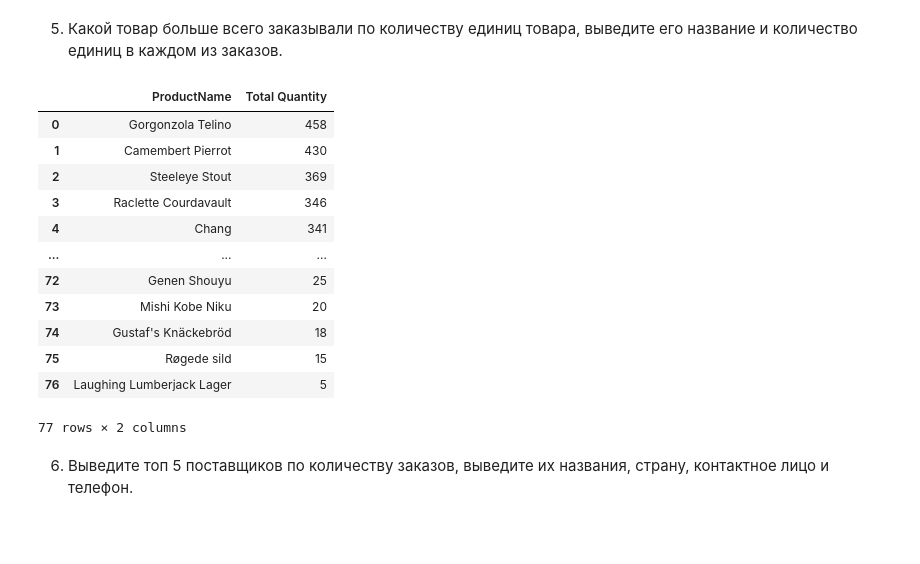
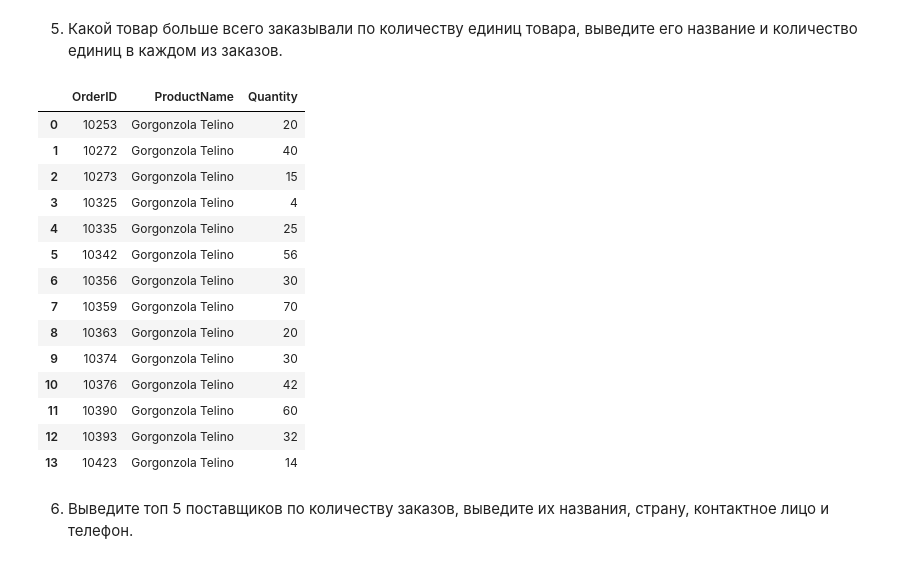
Before and after one commit to omutninsk/sql_1, a Jupyter notebook: HW_1_sql.ipynb, the cells around one changed output. Cells and saved outputs as stored; diff of their text form; code cells hidden in the pictures; blank space fills up the shorter version.

```diff
--- a/HW_1_sql.ipynb
+++ b/HW_1_sql.ipynb
@@ -142,31 +142,37 @@ pd.read_sql(
 # %%
 tasks+=1
 pd.read_sql(
     '''
-    SELECT ProductName
+    SELECT OrderDetails.OrderID, Products.ProductName, OrderDetails.Quantity
+FROM OrderDetails
+JOIN Products ON OrderDetails.ProductID = Products.ProductID
+WHERE Products.ProductID = (
+    SELECT Products.ProductID
     FROM OrderDetails
     JOIN Products
     ON OrderDetails.ProductID = Products.ProductID
-    GROUP BY ProductName
+    GROUP BY OrderDetails.ProductID
     ORDER BY SUM(Quantity) DESC
-    LIMIT 1
+    LIMIT 1)
     ''',
     con,
 )
 # %% [output]
-|  | ProductName | Total Quantity |
-| 0 | Gorgonzola Telino | 458 |
-| 1 | Camembert Pierrot | 430 |
-| 2 | Steeleye Stout | 369 |
-| 3 | Raclette Courdavault | 346 |
-| 4 | Chang | 341 |
-| ... | ... | ... |
-| 72 | Genen Shouyu | 25 |
-| 73 | Mishi Kobe Niku | 20 |
-| 74 | Gustaf's Knäckebröd | 18 |
-| 75 | Røgede sild | 15 |
-| 76 | Laughing Lumberjack Lager | 5 |
+|  | OrderID | ProductName | Quantity |
+| 0 | 10253 | Gorgonzola Telino | 20 |
+| 1 | 10272 | Gorgonzola Telino | 40 |
+| 2 | 10273 | Gorgonzola Telino | 15 |
+| 3 | 10325 | Gorgonzola Telino | 4 |
+| 4 | 10335 | Gorgonzola Telino | 25 |
+| 5 | 10342 | Gorgonzola Telino | 56 |
+| 6 | 10356 | Gorgonzola Telino | 30 |
+| 7 | 10359 | Gorgonzola Telino | 70 |
+| 8 | 10363 | Gorgonzola Telino | 20 |
+| 9 | 10374 | Gorgonzola Telino | 30 |
+| 10 | 10376 | Gorgonzola Telino | 42 |
+| 11 | 10390 | Gorgonzola Telino | 60 |
+| 12 | 10393 | Gorgonzola Telino | 32 |
+| 13 | 10423 | Gorgonzola Telino | 14 |
-77 rows × 2 columns
 # %% [markdown]
 6. Выведите топ 5 поставщиков по количеству заказов, выведите их названия, страну, контактное лицо и телефон.
 # %%
```
Also changed, not shown: parts of 3 cells of this notebook.
